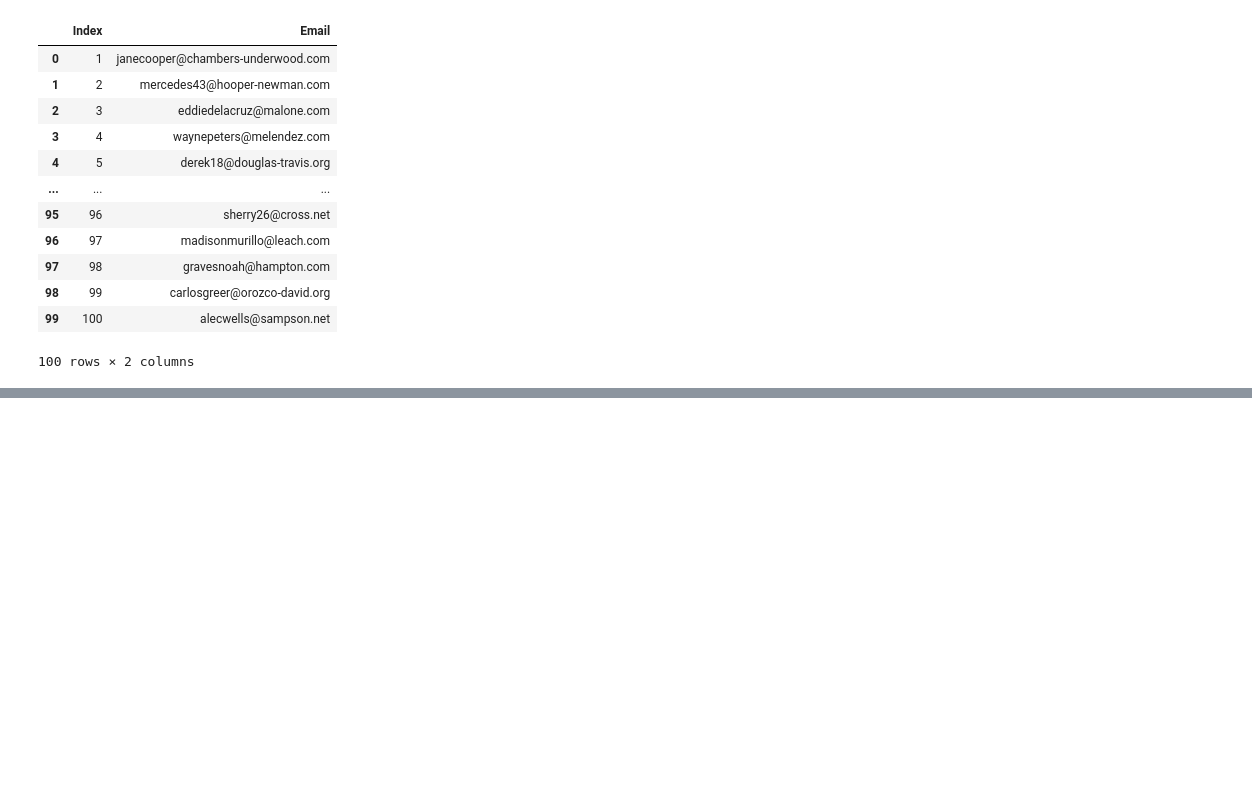
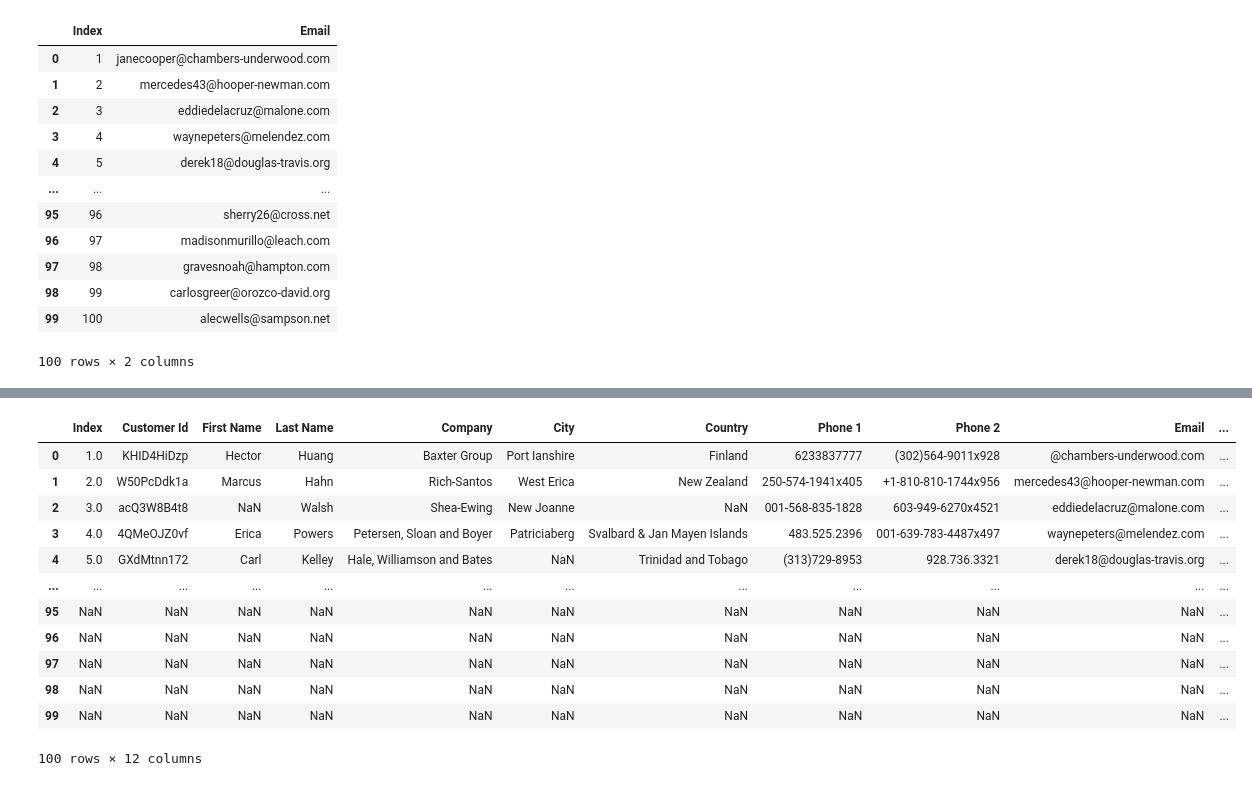
Before and after one commit to Sobanamjad/Python-learing, a Jupyter notebook: Pandas/panda-1.ipynb, the cells around one changed output, grey strips where cells are left out. Cells and saved outputs as stored; diff of their text form; code cells hidden in the pictures; blank space fills up the shorter version.

```diff
--- a/Pandas/panda-1.ipynb
+++ b/Pandas/panda-1.ipynb
@@ -139,0 +219,16 @@ df[["Index", "Email"]]
+# %%
+df2
+# %% [output]
+|  | Index | Customer Id | First Name | Last Name | Company | City | Country | Phone 1 | Phone 2 | Email | ... |
+| 0 | 1.0 | KHID4HiDzp | Hector | Huang | Baxter Group | Port Ianshire | Finland | 6233837777 | (302)564-9011x928 | @chambers-underwood.com | ... |
+| 1 | 2.0 | W50PcDdk1a | Marcus | Hahn | Rich-Santos | West Erica | New Zealand | 250-574-1941x405 | +1-810-810-1744x956 | mercedes43@hooper-newman.com | ... |
+| 2 | 3.0 | acQ3W8B4t8 | NaN | Walsh | Shea-Ewing | New Joanne | NaN | 001-568-835-1828 | 603-949-6270x4521 | eddiedelacruz@malone.com | ... |
+| 3 | 4.0 | 4QMeOJZ0vf | Erica | Powers | Petersen, Sloan and Boyer | Patriciaberg | Svalbard & Jan Mayen Islands | 483.525.2396 | 001-639-783-4487x497 | waynepeters@melendez.com | ... |
+| 4 | 5.0 | GXdMtnn172 | Carl | Kelley | Hale, Williamson and Bates | NaN | Trinidad and Tobago | (313)729-8953 | 928.736.3321 | derek18@douglas-travis.org | ... |
+| ... | ... | ... | ... | ... | ... | ... | ... | ... | ... | ... | ... |
+| 95 | NaN | NaN | NaN | NaN | NaN | NaN | NaN | NaN | NaN | NaN | ... |
+| 96 | NaN | NaN | NaN | NaN | NaN | NaN | NaN | NaN | NaN | NaN | ... |
+| 97 | NaN | NaN | NaN | NaN | NaN | NaN | NaN | NaN | NaN | NaN | ... |
+| 98 | NaN | NaN | NaN | NaN | NaN | NaN | NaN | NaN | NaN | NaN | ... |
+| 99 | NaN | NaN | NaN | NaN | NaN | NaN | NaN | NaN | NaN | NaN | ... |
+100 rows × 12 columns
```
Also changed, not shown: parts of 24 cells of this notebook, 3 other files.
